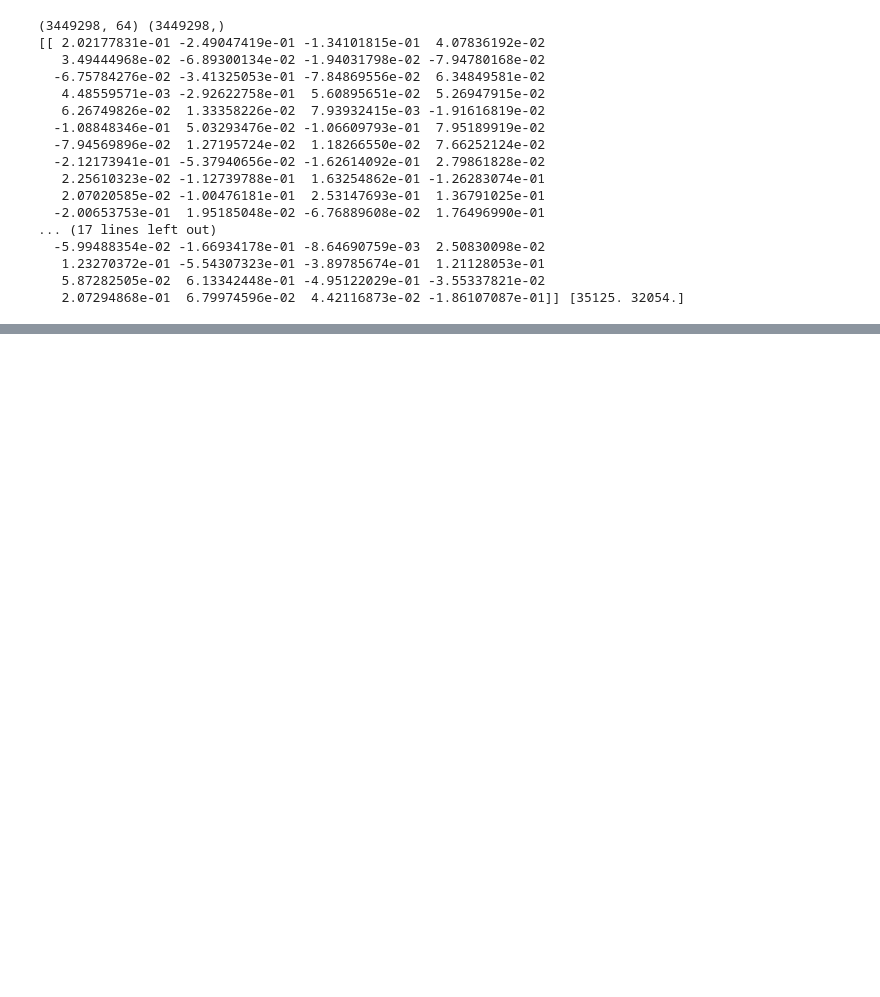
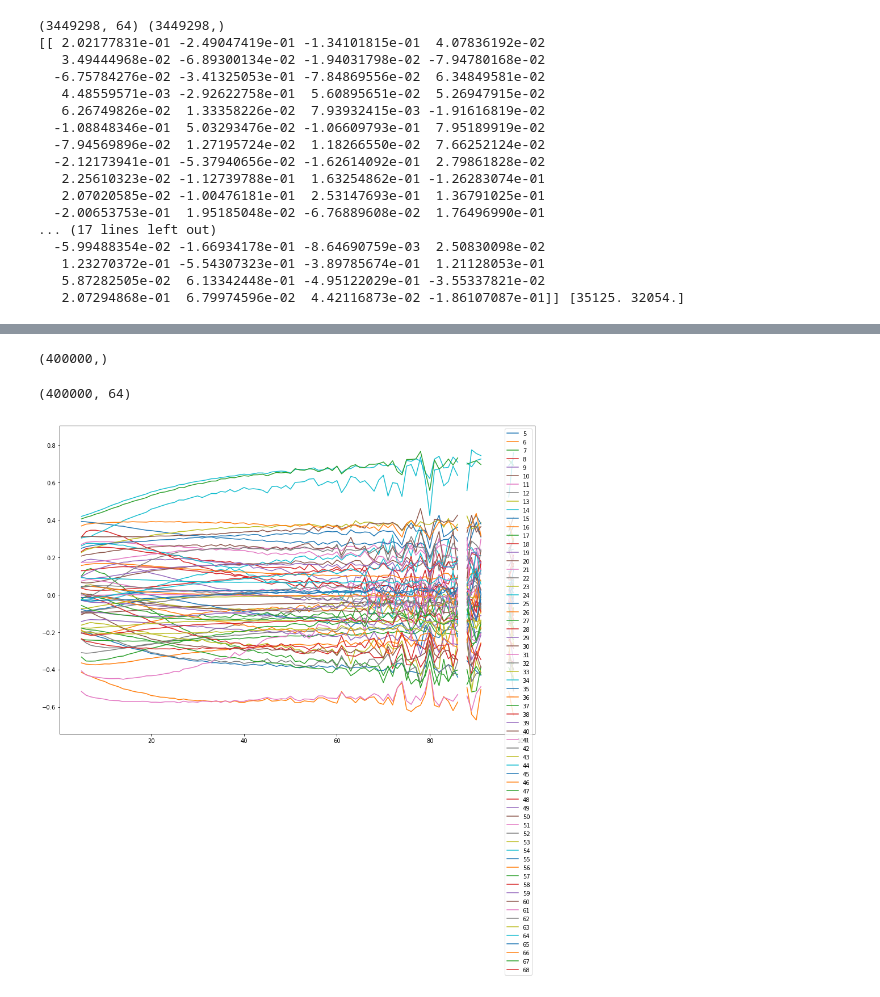
Before and after one commit to PaulOpu/TS_LossFunction, a Jupyter notebook: code/Opuchlich_Cost_Function_NN.ipynb, the cells around one changed output, grey strips where cells are left out. Drawn from its saved outputs; the diff is of its cells as text; code cells hidden in the pictures; blank space fills up the shorter version.

```diff
--- a/code/Opuchlich_Cost_Function_NN.ipynb
+++ b/code/Opuchlich_Cost_Function_NN.ipynb
@@ -962,0 +1051,19 @@ f.close()
+# %%
+word_mask.shape
+# %% [output]
+(400000,)
+# %%
+reshaped_sent_outputs.shape
+# %% [output]
+(400000, 64)
+# %%
+data = np.array([np.mean(reshaped_sent_outputs[word_mask == i],axis=0) for i in range(5,100)])
+# %%
+plt.figure(figsize=(15,10))
+plt.plot(
+    np.array(range(5,100)),
+    data)
+plt.legend(range(5,100))
+plt.show()
+# %% [output]
+[figure, added]
```
Also changed, not shown: parts of 20 cells of this notebook.
